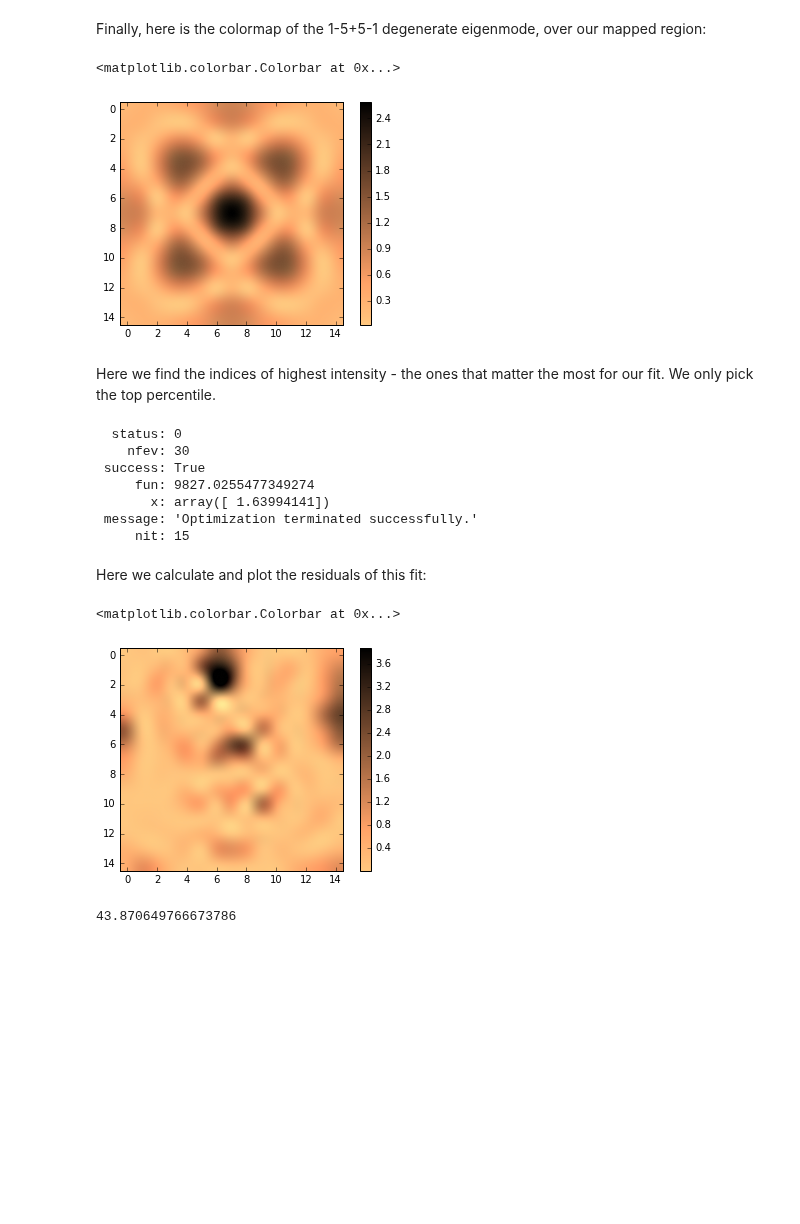
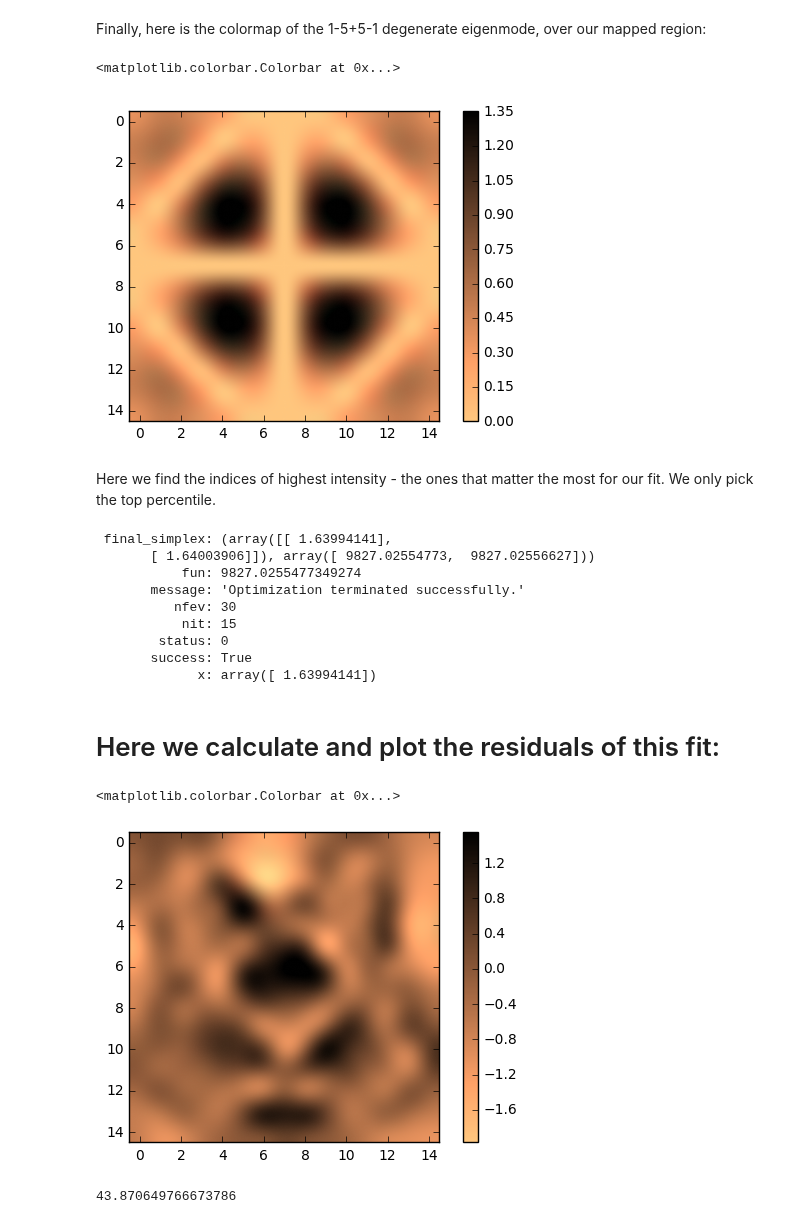
Before and after one commit to ry-dgel/Chladni, a Jupyter notebook: figure_describing_eigenmode_fitting.ipynb, the cells around one changed output. Saved outputs shown, nothing was run; the diff lists cells and outputs as text; code cells hidden in the pictures; blank space fills up the shorter version.

Commit message:
Added ipynb code for generating final fitting figure

```diff
--- a/figure_describing_eigenmode_fitting.ipynb
+++ b/figure_describing_eigenmode_fitting.ipynb
@@ -39,8 +39,8 @@ We have $f5(x)=0.583\cos(5 x) + 0.71429\cos(7 x)$, and $f1(x) = 0.75 (\cos(x) +
 
 Here are the associated functions:
 # %%
-f1 = lambda x: 0.75*(np.cos(x) + 0.333*np.cos(3.*x))
-f5 = lambda x: 0.583*np.cos(5.*x) + 0.71429*np.cos(7.*x)
+f2 = lambda x: 0.667*(np.sin(2*x) + 0.5*np.sin(4*x))
+f4 = lambda x: 0.6*(np.sin(4*x) + 0.667*np.sin(6*x))
 # %% [markdown]
 Here is the range we are working over. Note that this range is approximate due to how well we know the sides of our plate:
 # %%
@@ -54,18 +54,18 @@ y_domain = np.copy(x_domain)
 # %% [markdown]
 Now, we calculate the theoretical relative amplitude at each of these grid points:
 # %%
-five_one_theory_amplitude = np.dot(f5(x_domain)[:, None],f1(y_domain)[None])
-one_five_theory_amplitude = np.dot(f1(x_domain)[:, None],f5(y_domain)[None])
+four_two_theory_amplitude = np.dot(f4(x_domain)[:, None],f2(y_domain)[None])
+two_four_theory_amplitude = np.dot(f2(x_domain)[:, None],f4(y_domain)[None])
 # %% [markdown]
 Finally, here is the colormap of the 1-5+5-1 degenerate eigenmode, over our mapped region:
 # %%
-theoretical_mode = np.abs(one_five_theory_amplitude+five_one_theory_amplitude)
+theoretical_mode = np.abs(four_two_theory_amplitude+two_four_theory_amplitude)
 plt.imshow(theoretical_mode,
            cmap='copper_r', interpolation='lanczos')
 plt.colorbar()
 # %% [output]
 <matplotlib.colorbar.Colorbar at 0x...>
-[figure, old version]
+[figure, new version]
 # %% [markdown]
 Here we find the indices of highest intensity - the ones that matter the most for our fit. We only pick the top percentile.
 # %%
@@ -77,27 +77,29 @@ right_indices = high_indices[:, 1]
 fit = minimize(lambda a: np.sum(
         np.square((a*theoretical_mode[left_indices, right_indices] - \
                    summed_z[left_indices, right_indices])/\
-                      (0.1))
+                      0.1)
         ),
         x0=[1], method='Nelder-Mead')
 a = fit.x[0]
 fit
 # %% [output]
-  status: 0
-    nfev: 30
- success: True
-     fun: 9827.0255477349274
-       x: array([ 1.63994141])
- message: 'Optimization terminated successfully.'
-     nit: 15
+ final_simplex: (array([[ 1.63994141],
+       [ 1.64003906]]), array([ 9827.02554773,  9827.02556627]))
+           fun: 9827.0255477349274
+       message: 'Optimization terminated successfully.'
+          nfev: 30
+           nit: 15
+        status: 0
+       success: True
+             x: array([ 1.63994141])
 # %% [markdown]
-Here we calculate and plot the residuals of this fit:
+# Here we calculate and plot the residuals of this fit:
 # %%
 residuals = a*theoretical_mode-summed_z
-plt.imshow(np.square(residuals), cmap='copper_r', interpolation='lanczos')
+plt.imshow(residuals, cmap='copper_r', interpolation='lanczos')
 plt.colorbar()
 # %% [output]
 <matplotlib.colorbar.Colorbar at 0x...>
-[figure, old version]
+[figure, new version]
 # %%
 reduced_chi_square = np.sum(np.square(residuals[left_indices, right_indices]/\
```
Also changed, not shown: parts of 7 cells of this notebook, 1 other file.
